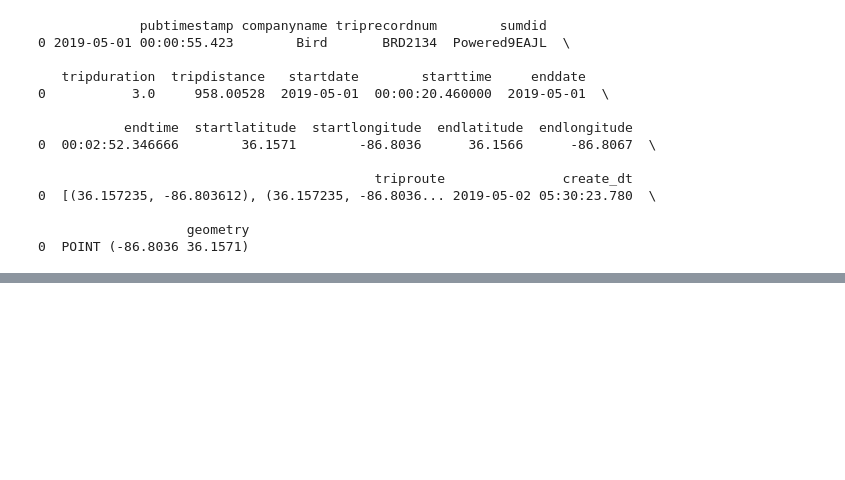
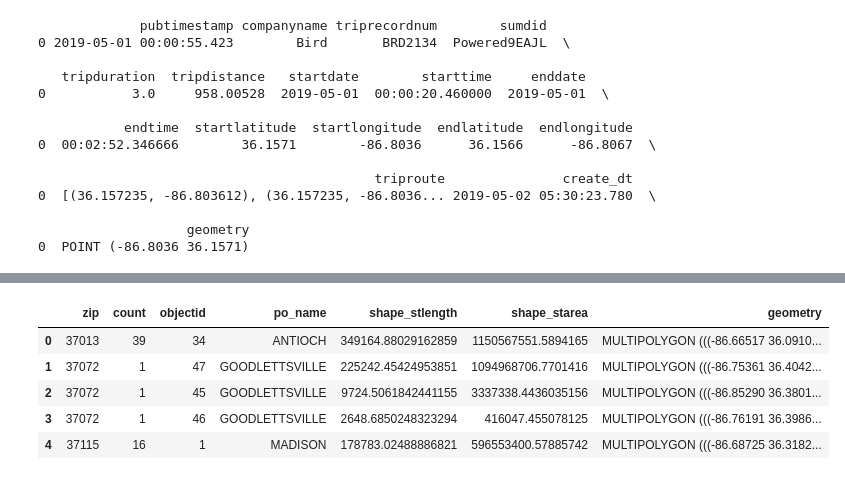
Before and after one commit to NSS-Data-Analytics-Cohort-8/scooter-partner1-badger-badger-python, a Jupyter notebook: notebooks/deliverables.ipynb, the cells around one changed output, grey strips where cells are left out. Cells and saved outputs as stored; diff of their text form; code cells hidden in the pictures; blank space fills up the shorter version.

```diff
--- a/notebooks/deliverables.ipynb
+++ b/notebooks/deliverables.ipynb
@@ -119,0 +99,10 @@ print(trips_by_zip.head(2))
+# %%
+geo_ctz = mtz.merge(zipcodes, how = "left")
+geo_ctz.head()
+# %% [output]
+|  | zip | count | objectid | po_name | shape_stlength | shape_starea | geometry |
+| 0 | 37013 | 39 | 34 | ANTIOCH | 349164.88029162859 | 1150567551.5894165 | MULTIPOLYGON (((-86.66517 36.0910... |
+| 1 | 37072 | 1 | 47 | GOODLETTSVILLE | 225242.45424953851 | 1094968706.7701416 | MULTIPOLYGON (((-86.75361 36.4042... |
+| 2 | 37072 | 1 | 45 | GOODLETTSVILLE | 9724.5061842441155 | 3337338.4436035156 | MULTIPOLYGON (((-86.85290 36.3801... |
+| 3 | 37072 | 1 | 46 | GOODLETTSVILLE | 2648.6850248323294 | 416047.455078125 | MULTIPOLYGON (((-86.76191 36.3986... |
+| 4 | 37115 | 16 | 1 | MADISON | 178783.02488886821 | 596553400.57885742 | MULTIPOLYGON (((-86.68725 36.3182... |
```
Also changed, not shown: parts of 6 cells of this notebook, 2 other files.
